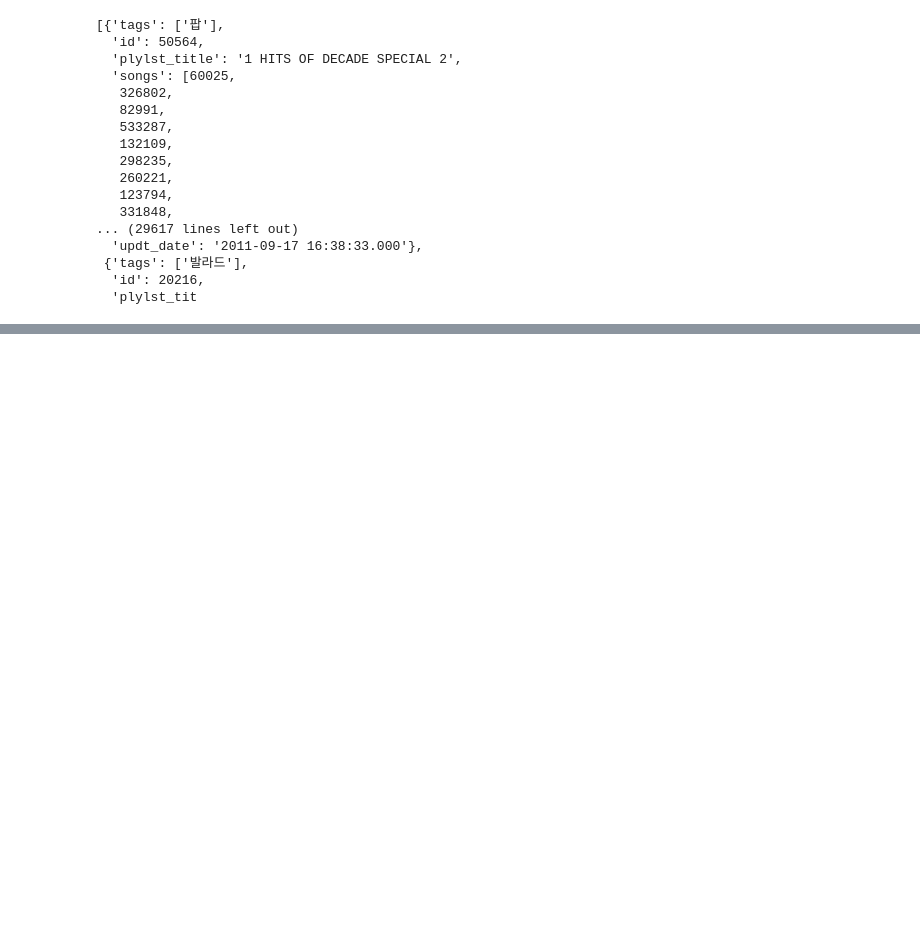
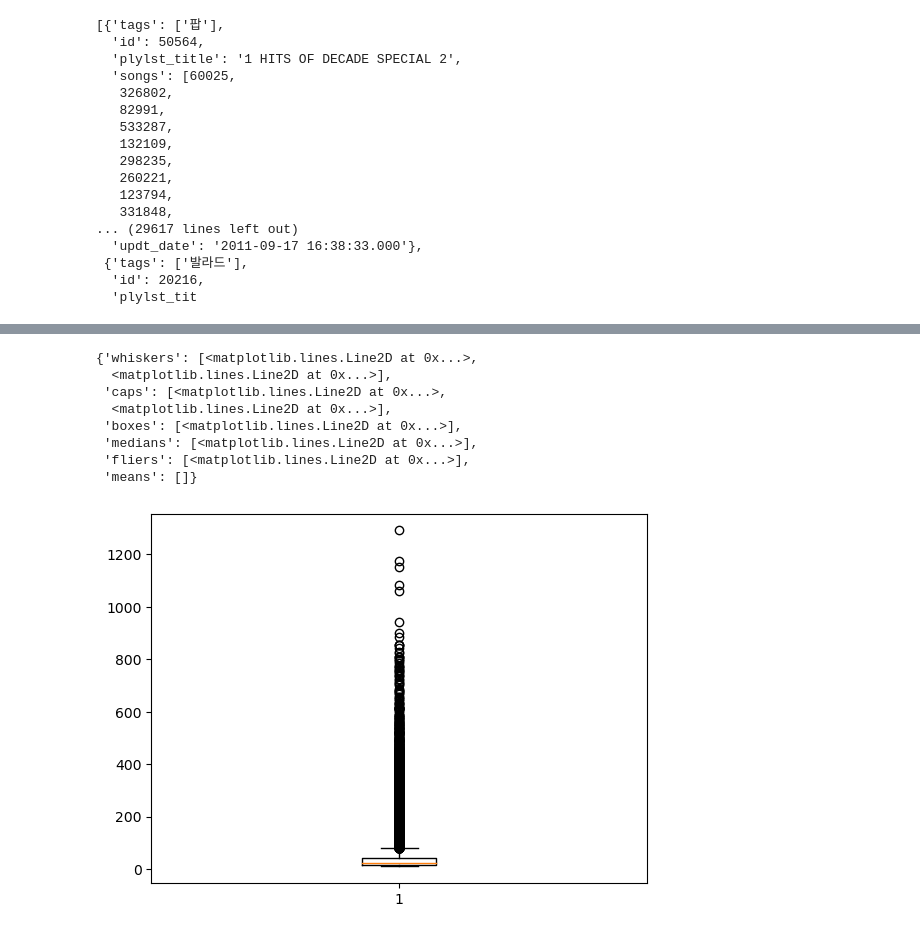
Before and after one commit to pulpo125/AIPlayer_Pling, a Jupyter notebook: 0928.ipynb, the cells around one changed output, grey strips where cells are left out. Saved outputs shown, nothing was run; the diff lists cells and outputs as text; code cells hidden in the pictures; blank space fills up the shorter version.

```diff
--- a/0928.ipynb
+++ b/0928.ipynb
@@ -75,0 +145,5 @@ loda_train
+# %%
+df_songs = df.explode('songs')['songs'].reset_index()
+df_songs = df_songs.groupby('songs').count().reset_index()
+df_songs = df_songs.rename(columns={'index':'songs_cnt'})
+df_songs
@@ -75,0 +164,12 @@ loda_train
+# %%
+plt.boxplot(df_songs['songs_cnt'])
+# %% [output]
+{'whiskers': [<matplotlib.lines.Line2D at 0x...>,
+  <matplotlib.lines.Line2D at 0x...>],
+ 'caps': [<matplotlib.lines.Line2D at 0x...>,
+  <matplotlib.lines.Line2D at 0x...>],
+ 'boxes': [<matplotlib.lines.Line2D at 0x...>],
+ 'medians': [<matplotlib.lines.Line2D at 0x...>],
+ 'fliers': [<matplotlib.lines.Line2D at 0x...>],
+ 'means': []}
+[figure, added]
```
Also changed, not shown: parts of 10 cells of this notebook.
